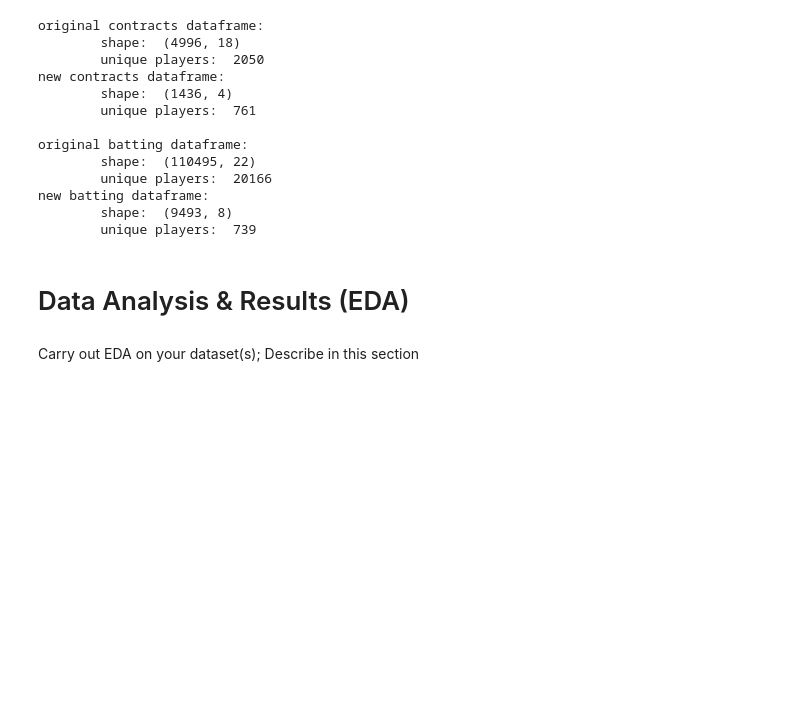
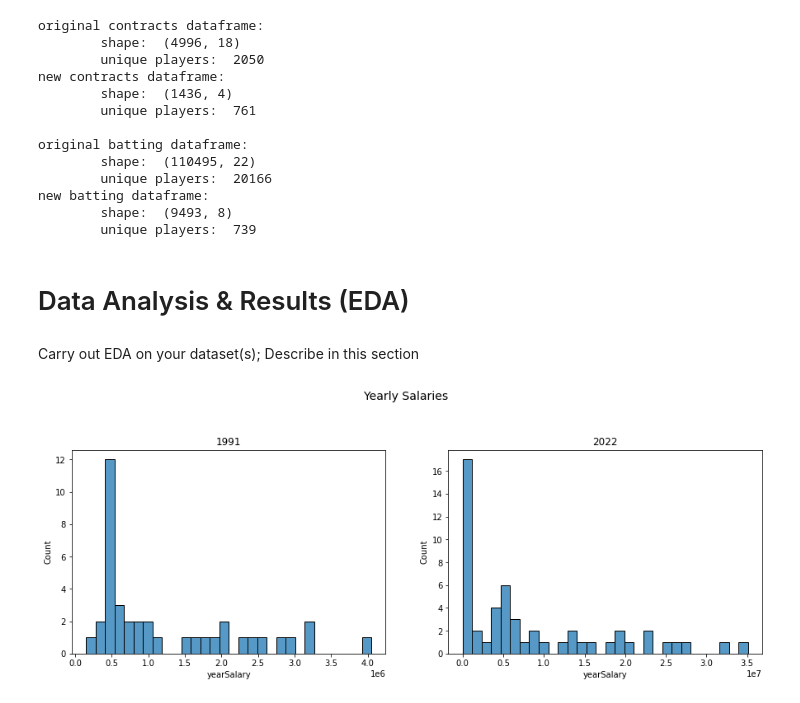
Before and after one commit to leo3friedman/baseball-salary-prediction, a Jupyter notebook: EDACheckpointGroup_042-Fa22.ipynb, the cells around one changed output. Cells and saved outputs as stored; diff of their text form; code cells hidden in the pictures; blank space fills up the shorter version.

Commit message:
yearly salary visuals

```diff
--- a/EDACheckpointGroup_042-Fa22.ipynb
+++ b/EDACheckpointGroup_042-Fa22.ipynb
@@ -256,7 +261,7 @@ print(len(batting['playerName'].unique()))
 # %%
 # all names associated with a unique playerID
 names = pd.Series([group[1]['playerName'].reset_index(drop=True)[0] for group in batting.groupby('playerID')])
-name_counts = players.value_counts();
+name_counts = names.value_counts();
 
 # list of players with the same name
 repeated_names = list(name_counts[name_counts > 1].index)
@@ -304,0 +307,15 @@ Carry out EDA on your dataset(s); Describe in this section
+# %%
+## YOUR CODE HERE
+
+# compare yearly salaries between 1991 and 2022
+fig = plt.figure(figsize=(15, 10))
+plt.suptitle("Yearly Salaries", fontsize=14)
+ax1 = fig.add_subplot(221)
+ax2 = fig.add_subplot(222)
+ax1.title.set_text('1991')
+ax2.title.set_text('2022')
+sns.histplot(data = contracts[contracts['year'] == 1991], x = 'yearSalary', bins = 30, ax = ax1)
+sns.histplot(data = contracts[contracts['year'] == 2022], x = 'yearSalary', bins = 30, ax = ax2)
+plt.show()
+# %% [output]
+[figure, added]
```
Also changed, not shown: parts of 10 cells of this notebook.
